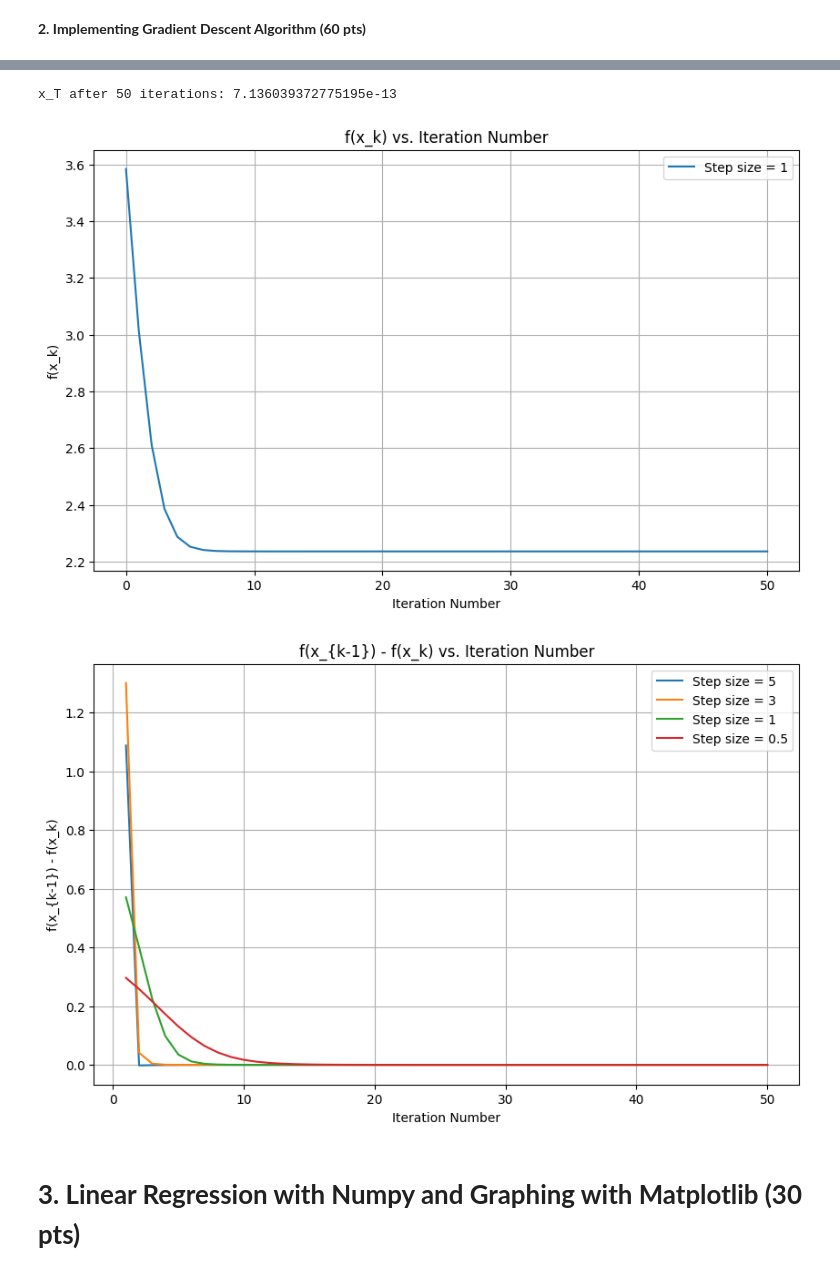
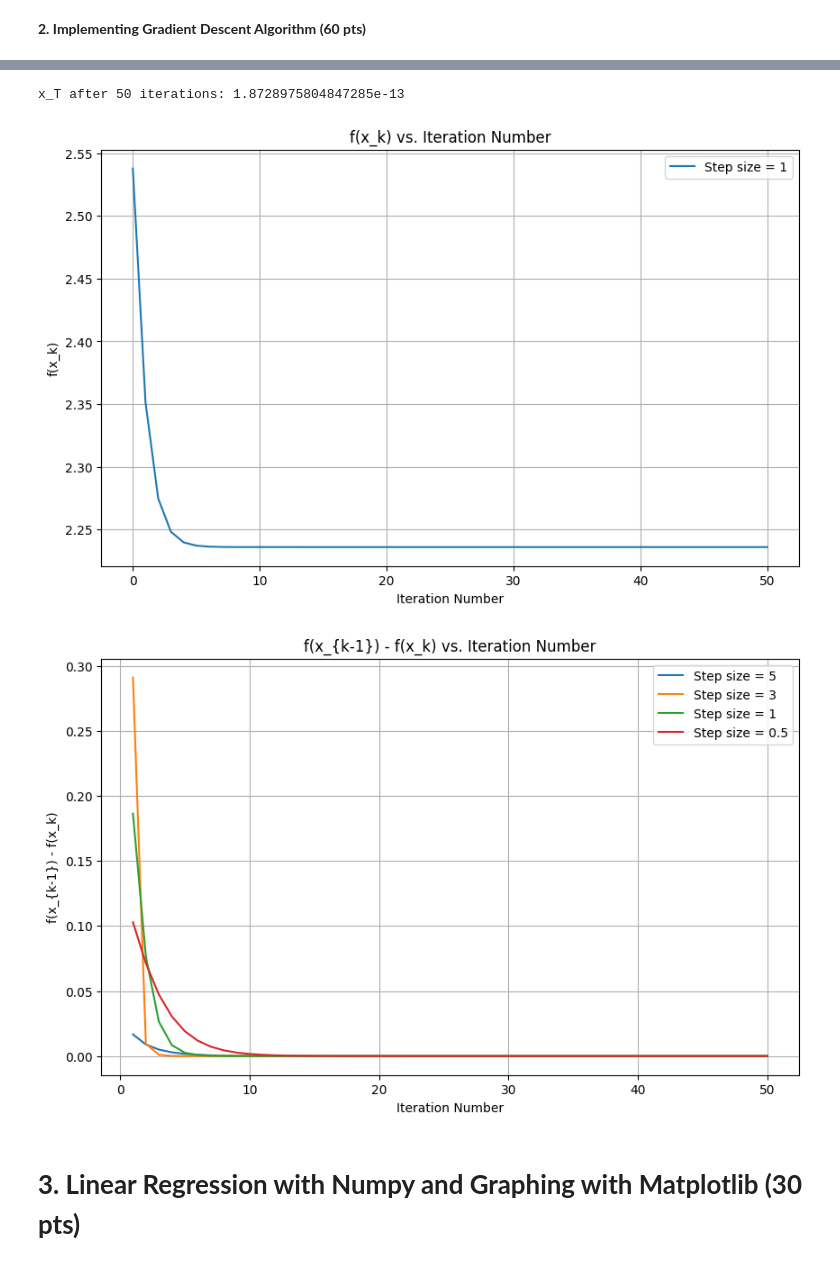
Before and after one commit to EPJ725/Easy-Way-to-Code, a Jupyter notebook: John_Elton_Py_Project_3_Questions_2to4_assignment6.ipynb, the cells around one changed output, grey strips where cells are left out. Saved outputs shown, nothing was run; the diff lists cells and outputs as text; code cells hidden in the pictures.

```diff
--- a/John_Elton_Py_Project_3_Questions_2to4_assignment6.ipynb
+++ b/John_Elton_Py_Project_3_Questions_2to4_assignment6.ipynb
@@ -37,7 +37,7 @@ def gradient_descent(x_0, step_size, num_iterations):
     return x_values
 
 # Set up initial values
-x_0 = 9 / 5 + 1  # Example using last digit 9
+x_0 = 1 / 5 + 1  # Example using last digit 1
 step_size = 1
 num_iterations = 50
 
@@ -57,36 +57,36 @@ plt.xlabel('Iteration Number')
 plt.ylabel('f(x_k)')
 plt.grid(True)
 plt.legend()
 plt.show()
 
 # Create a list containing step sizes
 step_sizes = [5, 3, 1, 0.5]
 
 # Initialize a list to store the results from different step sizes
 results = {}
 
 # Loop through the step sizes and perform GD and record results
 for alpha in step_sizes:
     x_values = gradient_descent(x_0, alpha, num_iterations)
     f_diffs = [f(x_values[i-1]) - f(x_values[i]) for i in range(1, len(x_values))]
     results[alpha] = f_diffs
 
 # Plot multiple curves in a single graph
 plt.figure(figsize=(10, 6))
 for alpha, f_diffs in results.items():
     plt.plot(range(1, num_iterations + 1), f_diffs, label=f'Step size = {alpha}')
 
 plt.title('f(x_{k-1}) - f(x_k) vs. Iteration Number')
 plt.xlabel('Iteration Number')
 plt.ylabel('f(x_{k-1}) - f(x_k)')
 plt.grid(True)
 plt.legend()
 plt.show()
 # %% [output]
 [figure]
-x_T after 50 iterations: 7.136039372775195e-13
+x_T after 50 iterations: 1.8728975804847285e-13
-[figure, old version]
+[figure, new version]
-[figure, old version]
+[figure, new version]
 # %% [markdown]
 # **3. Linear Regression with Numpy and Graphing with Matplotlib (30 pts)**
 # %%
```
